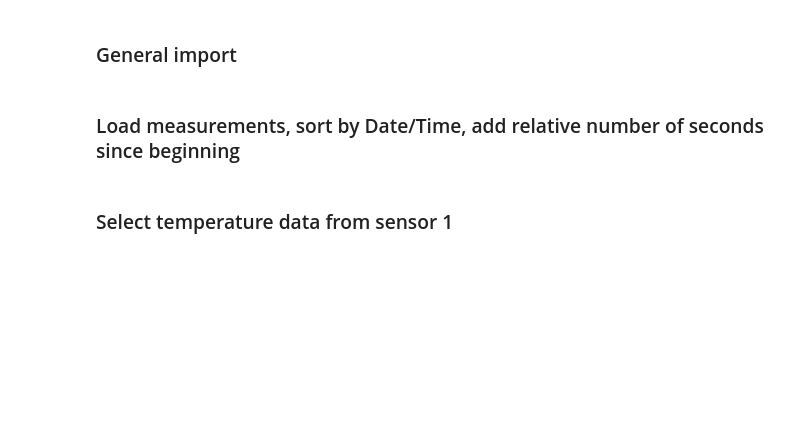
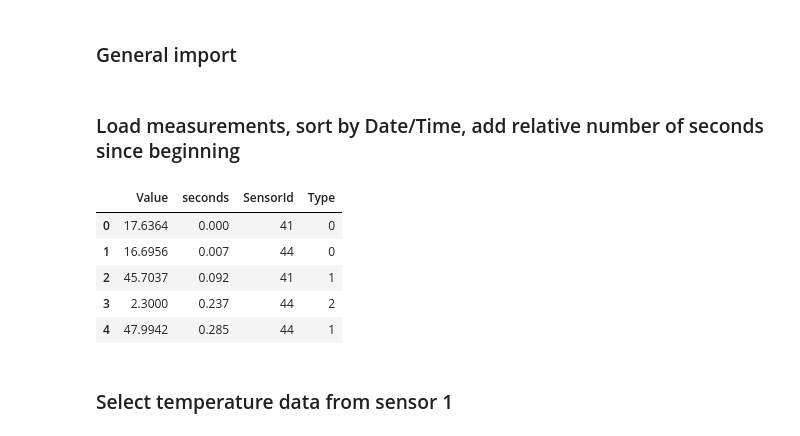
Before and after one commit to denguir/Scalable-distributed-online-forecasting-system-for-missing-error-measurements, a Jupyter notebook: notebooks/KafkaSparkStreamingPersistence/KafkaSendPersistence.ipynb, the cells around one changed output. Cells and saved outputs as stored; diff of their text form; code cells hidden in the pictures; blank space fills up the shorter version.

```diff
--- a/notebooks/KafkaSparkStreamingPersistence/KafkaSendPersistence.ipynb
+++ b/notebooks/KafkaSparkStreamingPersistence/KafkaSendPersistence.ipynb
@@ -43,6 +43,15 @@ data['Type']=sensorId_type['Type'].astype(int)
 # %%
 #Drop features not needed for the simulation
 data=data.drop(['datetime','relative_datetime','Sensor','Date','Hour','Voltage'],axis=1)
+# %%
+data[:5]
+# %% [output]
+|  | Value | seconds | SensorId | Type |
+| 0 | 17.6364 | 0.000 | 41 | 0 |
+| 1 | 16.6956 | 0.007 | 44 | 0 |
+| 2 | 45.7037 | 0.092 | 41 | 1 |
+| 3 | 2.3000 | 0.237 | 44 | 2 |
+| 4 | 47.9942 | 0.285 | 44 | 1 |
 # %% [markdown]
 ### Select temperature data from sensor 1
 # %%
```
Also changed, not shown: parts of 5 cells of this notebook, 4 other files.
